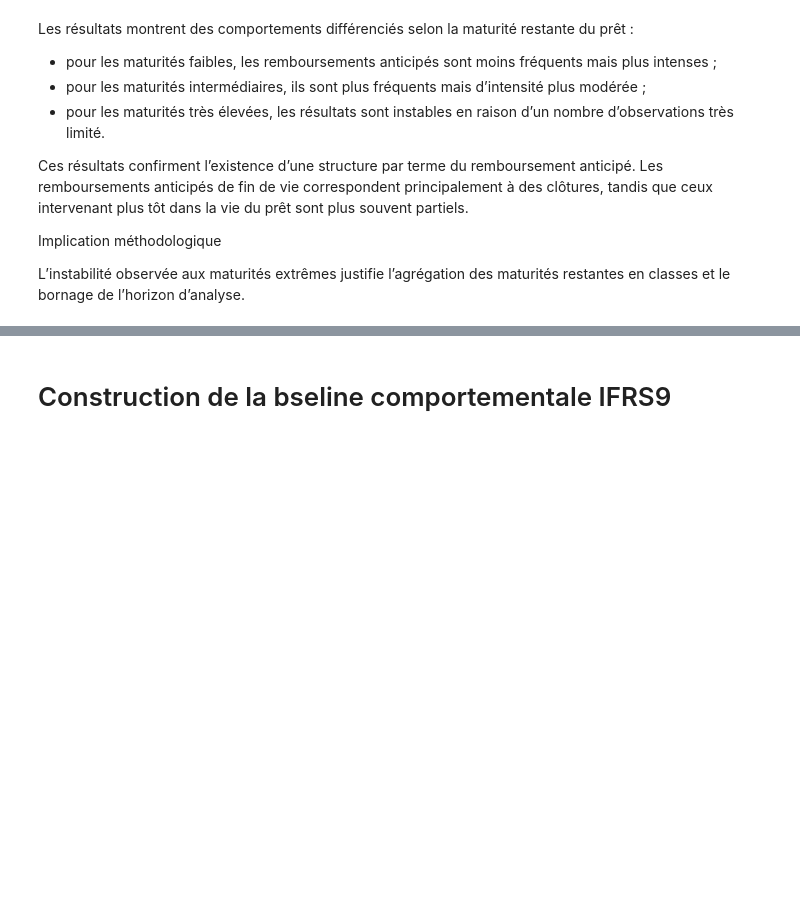
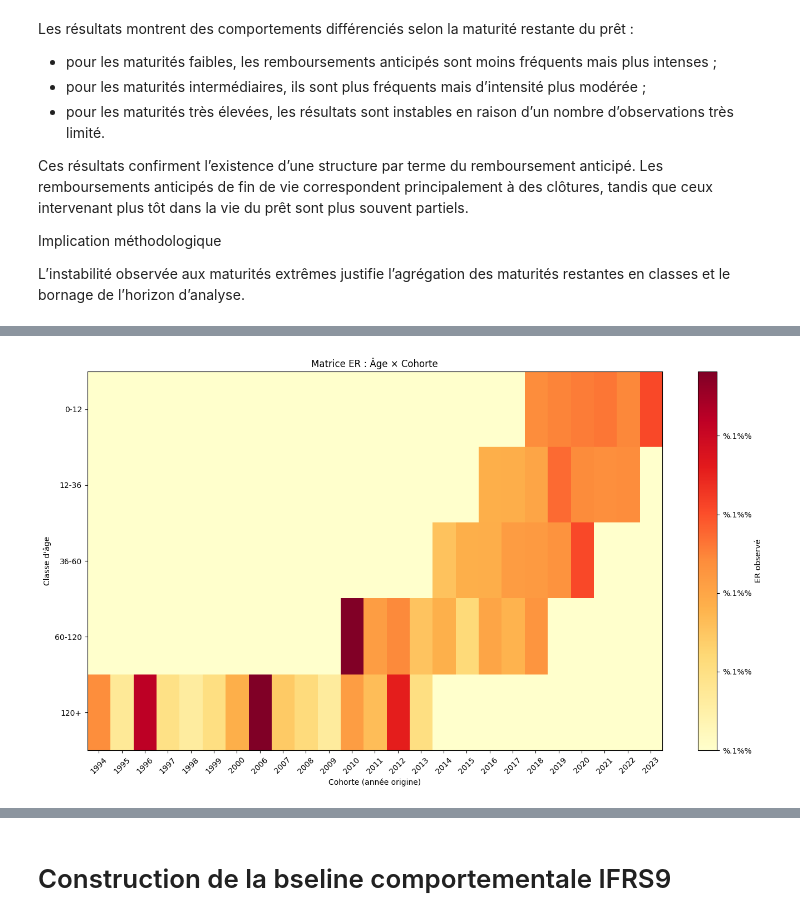
Before and after one commit to Endoresuu/PFE, a Jupyter notebook: reprise.ipynb, the cells around one changed output, grey strips where cells are left out. Drawn from its saved outputs; the diff is of its cells as text; code cells hidden in the pictures; blank space fills up the shorter version.

```diff
--- a/reprise.ipynb
+++ b/reprise.ipynb
@@ -502,0 +644,20 @@ L’instabilité observée aux maturités extrêmes justifie l’agrégation des
+# %%
+# CELLULE 2 : Table ER par cohorte × âge (CORRIGÉE)
+group_cols = ['COHORTE', 'AGE_PRET_BIN', 'AGE_MOIS', 'CSP', 'CLASSACT']
+
+er_cohorte = (df
+    .groupby(group_cols)
+    .agg(
+        RA_sum=('RA', 'sum'),
+        EAD_sum=('EAD', 'sum'),
+        n_obs=('EAD', 'count')
+    )
+    .reset_index()  # ← IMPORTANT : remet les colonnes groupby
+)
+
+er_cohorte['ER_obs'] = er_cohorte['RA_sum'] / er_cohorte['EAD_sum']
+er_cohorte = er_cohorte[er_cohorte['EAD_sum'] > 1000]  # Filtre minimum
+
+print(f"✅ Table cohortes : {len(er_cohorte)} bins")
+print(er_cohorte[['COHORTE', 'AGE_PRET_BIN', 'ER_obs', 'EAD_sum']].head(10))
+print(f"\nER stats : {er_cohorte['ER_obs'].describe()}")
@@ -502,0 +682,24 @@ L’instabilité observée aux maturités extrêmes justifie l’agrégation des
+# %%
+import matplotlib.pyplot as plt
+import numpy as np
+
+# Matrice pivot âge × cohorte
+pivot_er = er_cohorte.pivot_table(
+    values='ER_obs',
+    index='AGE_PRET_BIN',
+    columns='COHORTE',
+    aggfunc='mean'  # simplifié sans poids
+).fillna(0)
+
+plt.figure(figsize=(14, 8))
+im = plt.imshow(pivot_er.values, cmap='YlOrRd', aspect='auto')
+plt.colorbar(im, label='ER observé', format='%.1%%')
+plt.xticks(range(len(pivot_er.columns)), pivot_er.columns, rotation=45)
+plt.yticks(range(len(pivot_er.index)), pivot_er.index)
+plt.title('Matrice ER : Âge × Cohorte')
+plt.xlabel('Cohorte (année origine)')
+plt.ylabel('Classe d\'âge')
+plt.tight_layout()
+plt.show()
+# %% [output]
+[figure, added]
```
Also changed, not shown: parts of 30 cells of this notebook, 6 other files.
